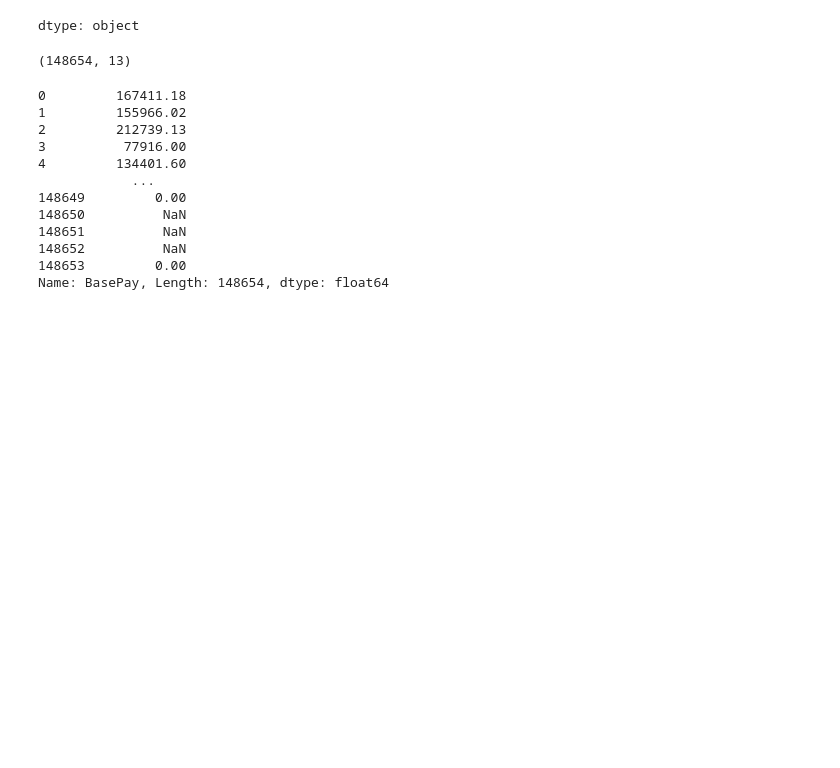
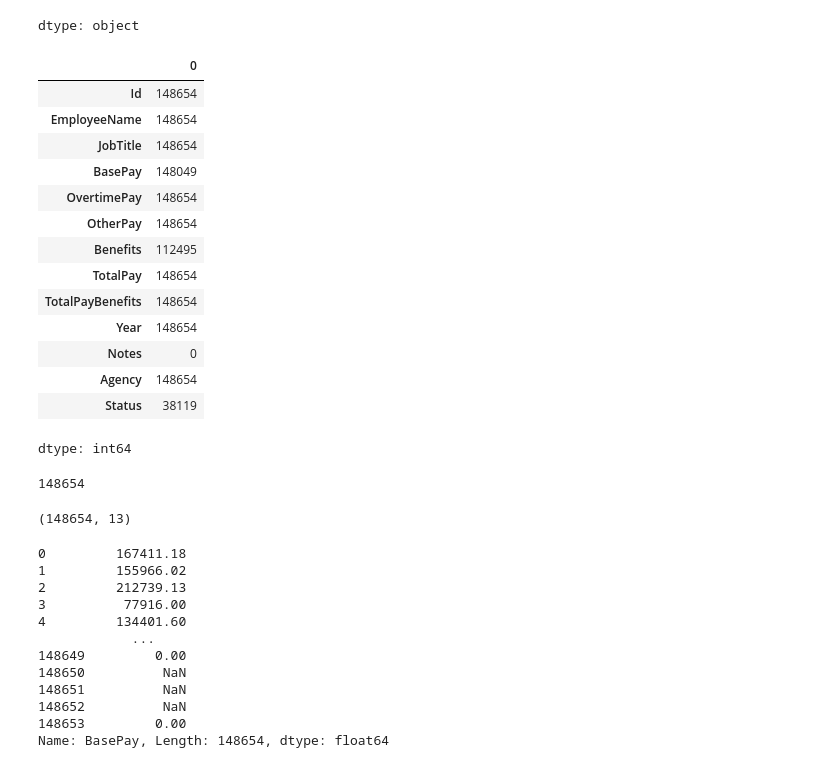
Before and after one commit to HuelFra/phyton, a Jupyter notebook: Exercícios_Pandas.ipynb, the cells around one changed output. Drawn from its saved outputs; the diff is of its cells as text; code cells hidden in the pictures; blank space fills up the shorter version.

```diff
--- a/Exercícios_Pandas.ipynb
+++ b/Exercícios_Pandas.ipynb
@@ -61,9 +87,33 @@ dfsalario.dtypes
 dtype: object
 # %%
 # 5) Verifique o Volume de dados que o dataframe possui
-dfsalario.shape
+dfsalario.count()
 # %% [output]
+|  | 0 |
+| Id | 148654 |
+| EmployeeName | 148654 |
+| JobTitle | 148654 |
+| BasePay | 148049 |
+| OvertimePay | 148654 |
+| OtherPay | 148654 |
+| Benefits | 112495 |
+| TotalPay | 148654 |
+| TotalPayBenefits | 148654 |
+| Year | 148654 |
+| Notes | 0 |
+| Agency | 148654 |
+| Status | 38119 |
-(148654, 13)
+dtype: int64
+# %%
+# 5) Verifique o Volume de dados que o dataframe possui - Outra forma:
+len(dfsalario)
+# %% [output]
+148654
+# %%
+# 5) Verifique o Volume de dados que o dataframe possui - Mais uma forma:
+dfsalario.shape
+# %% [output]
+(148654, 13)
 # %%
 # 6) Qual é a base salarial média (BasePay)?
 
```
Also changed, not shown: parts of 4 cells of this notebook.
